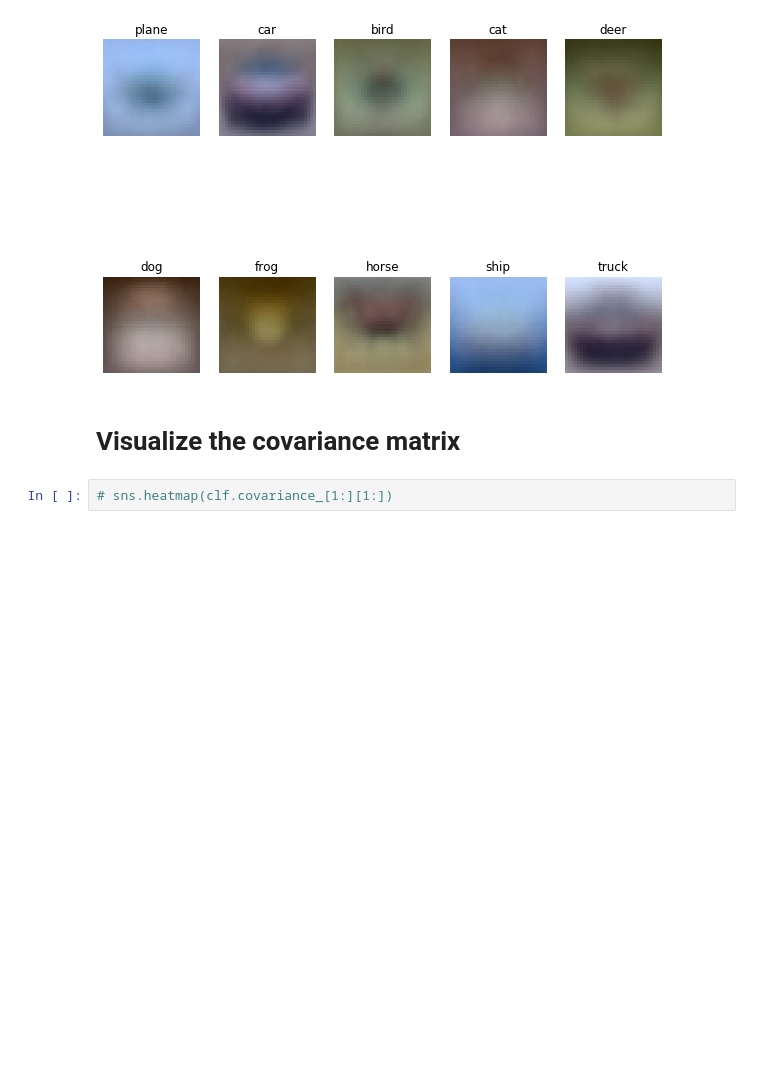
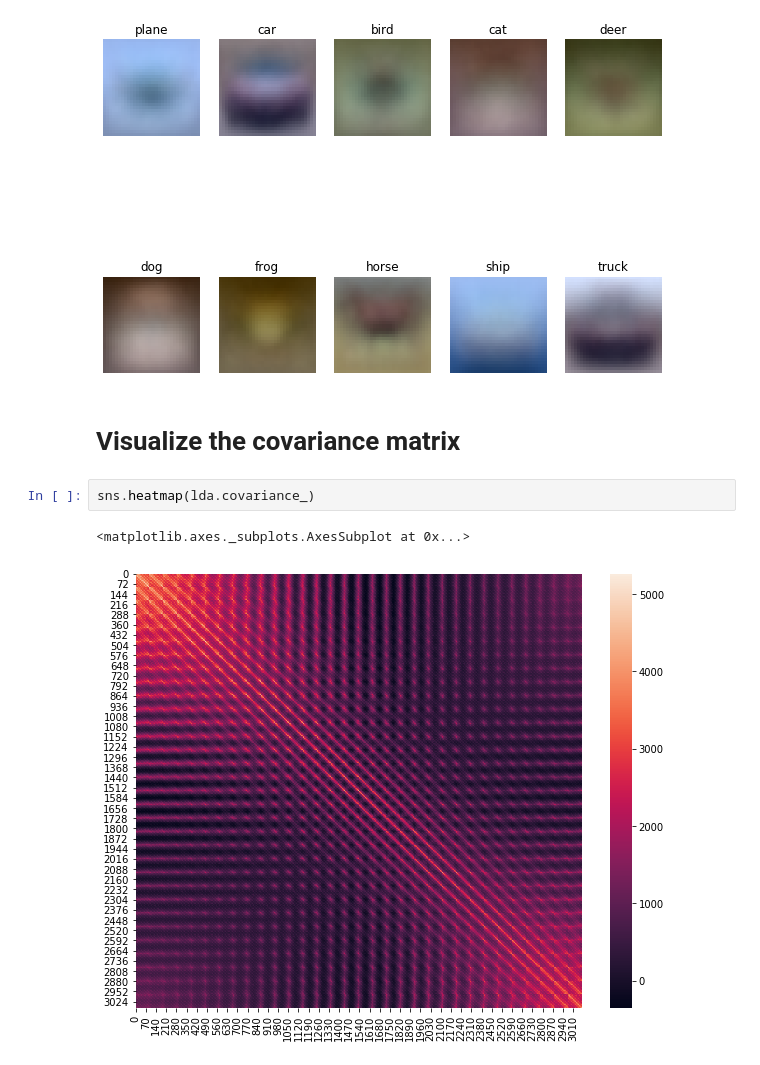
Before and after one commit to JavisDaDa/Statistical-ML, a Jupyter notebook: hw3/gda_cifar10.ipynb, the cells around one changed output. Saved outputs shown, nothing was run; the diff lists cells and outputs as text; blank space fills up the shorter version.

```diff
--- a/hw3/gda_cifar10.ipynb
+++ b/hw3/gda_cifar10.ipynb
@@ -131,5 +131,8 @@ plt.show()
 [figure]
 # %% [markdown]
 # Visualize the covariance matrix
-# %%
-# sns.heatmap(clf.covariance_[1:][1:])
+# %%
+sns.heatmap(lda.covariance_)
+# %% [output]
+<matplotlib.axes._subplots.AxesSubplot at 0x...>
+[figure, added]
```
Also changed, not shown: parts of 1 cell of this notebook, 40 other files.
